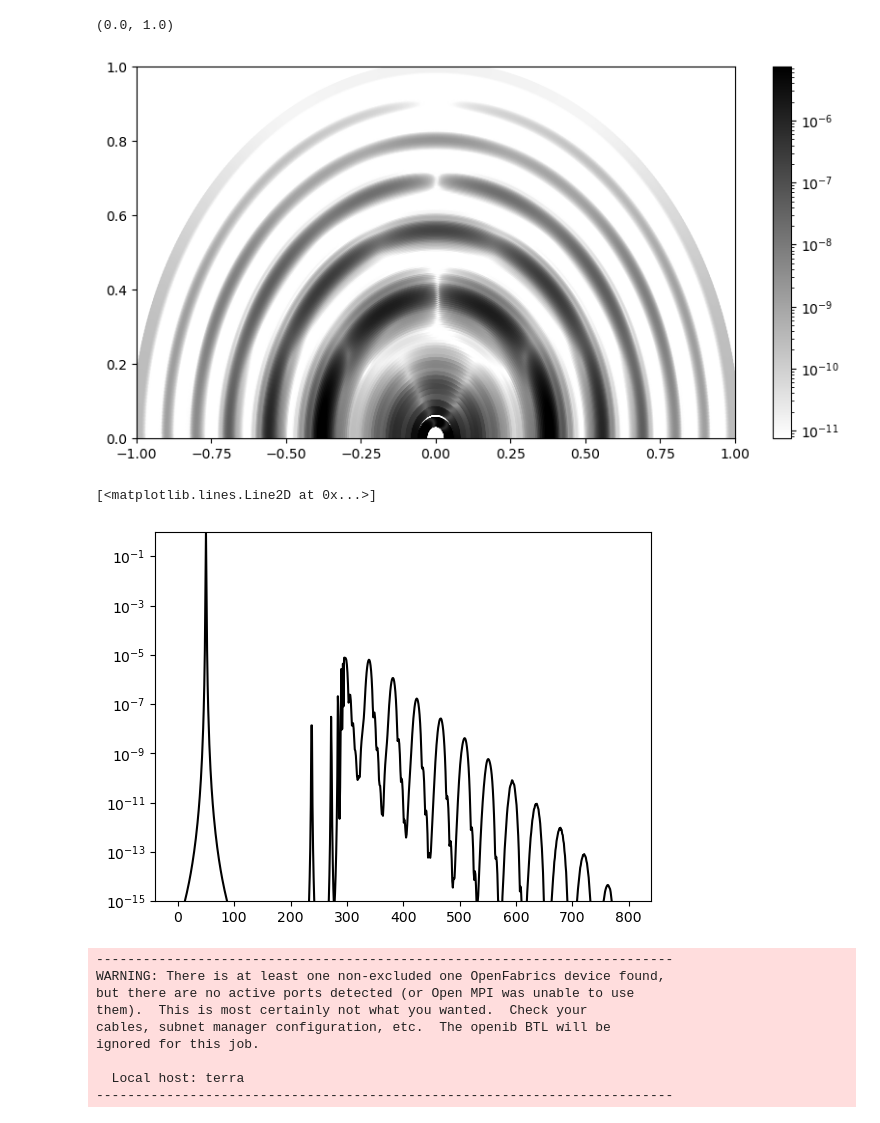
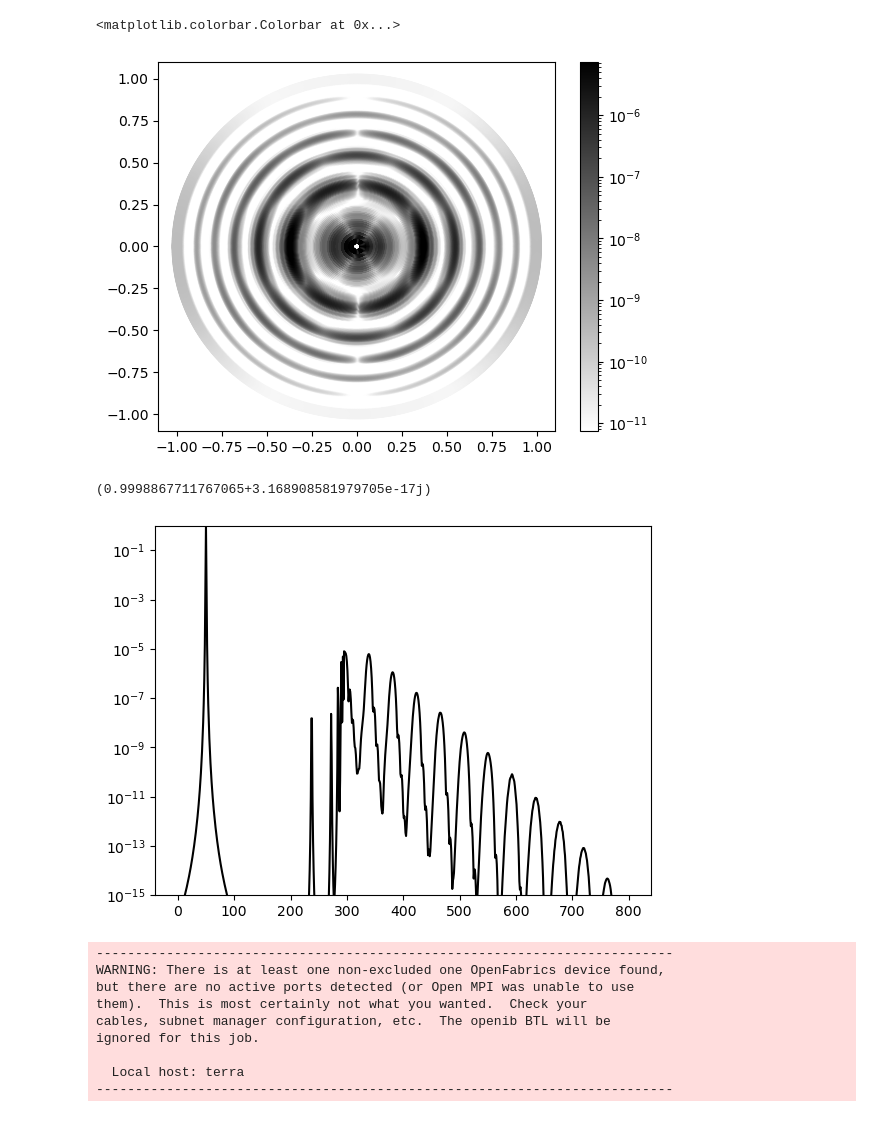
Before and after one commit to RexPlanalp/TDSE, a Jupyter notebook: Sample/plot.ipynb, the cells around one changed output. Drawn from its saved outputs; the diff is of its cells as text; code cells hidden in the pictures.

```diff
--- a/Sample/plot.ipynb
+++ b/Sample/plot.ipynb
@@ -45,31 +43,33 @@ FileNotFoundError: [Errno 2] No such file or directory: 'PAD.npy'
 # %%
 # Momentum Transform
 px_vals = np.sqrt(2*E_vals) * np.sin(theta_vals) * np.cos(phi_vals)
 py_vals = np.sqrt(2*E_vals) * np.sin(theta_vals) * np.sin(theta_vals)
 pz_vals = np.sqrt(2*E_vals) * np.cos(theta_vals)
 pad_momentum = pad_vals/np.sqrt(2*E_vals)
 
 
-plt.figure(figsize=(10, 5))
+#plt.figure(figsize=(10, 5))
 
 plt.scatter(pz_vals,px_vals,c=pad_momentum, cmap="binary", norm=mcolors.LogNorm(vmin=10**(-11.13), vmax=10**(-5.13)))
 #plt.scatter(pz_vals,px_vals,c=np.real(pad_momentum), cmap="bwr", norm=mcolors.LogNorm())
 plt.colorbar()
 
-plt.xlim([-1,1])
-plt.ylim([0,1])
+#plt.xlim([-1,1])
+#plt.ylim([0,1])
 # %% [output]
-(0.0, 1.0)
+<matplotlib.colorbar.Colorbar at 0x...>
-[figure, old version]
+[figure, new version]
 # %%
 E_range = np.arange(-0.6,1+0.002,0.002)
 
 PES = np.load("PES.npy")
 plt.ylim([1E-15,1E0])
 plt.semilogy(PES,color = "k")
+
+print(np.max(PES))
 # %% [output]
-[<matplotlib.lines.Line2D at 0x...>]
+(0.9998867711767065+3.168908581979705e-17j)
-[figure, old version]
+[figure, new version]
 # %%
 from petsc4py import PETSc
 # %% [output]
```
Also changed, not shown: parts of 6 cells of this notebook.
